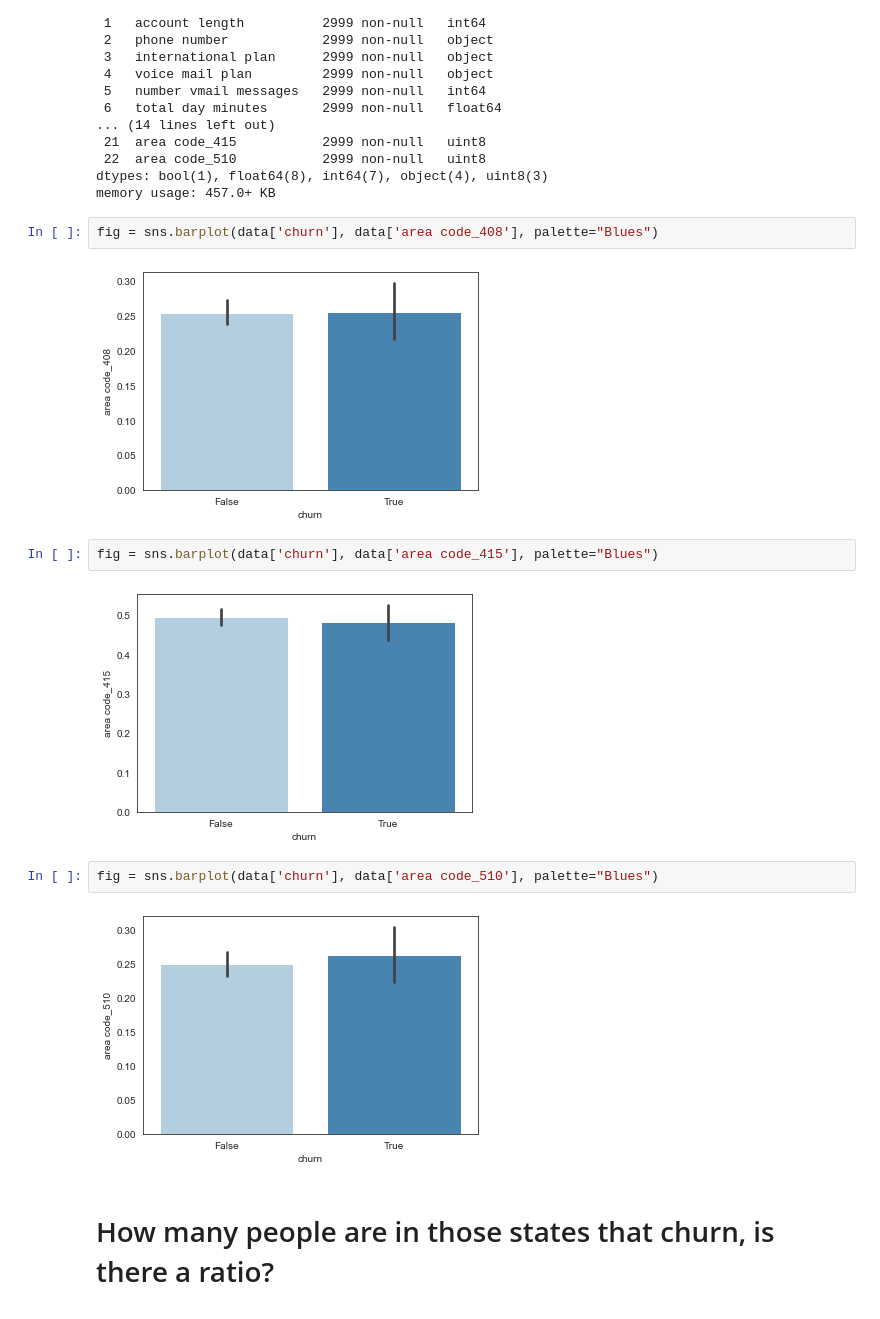
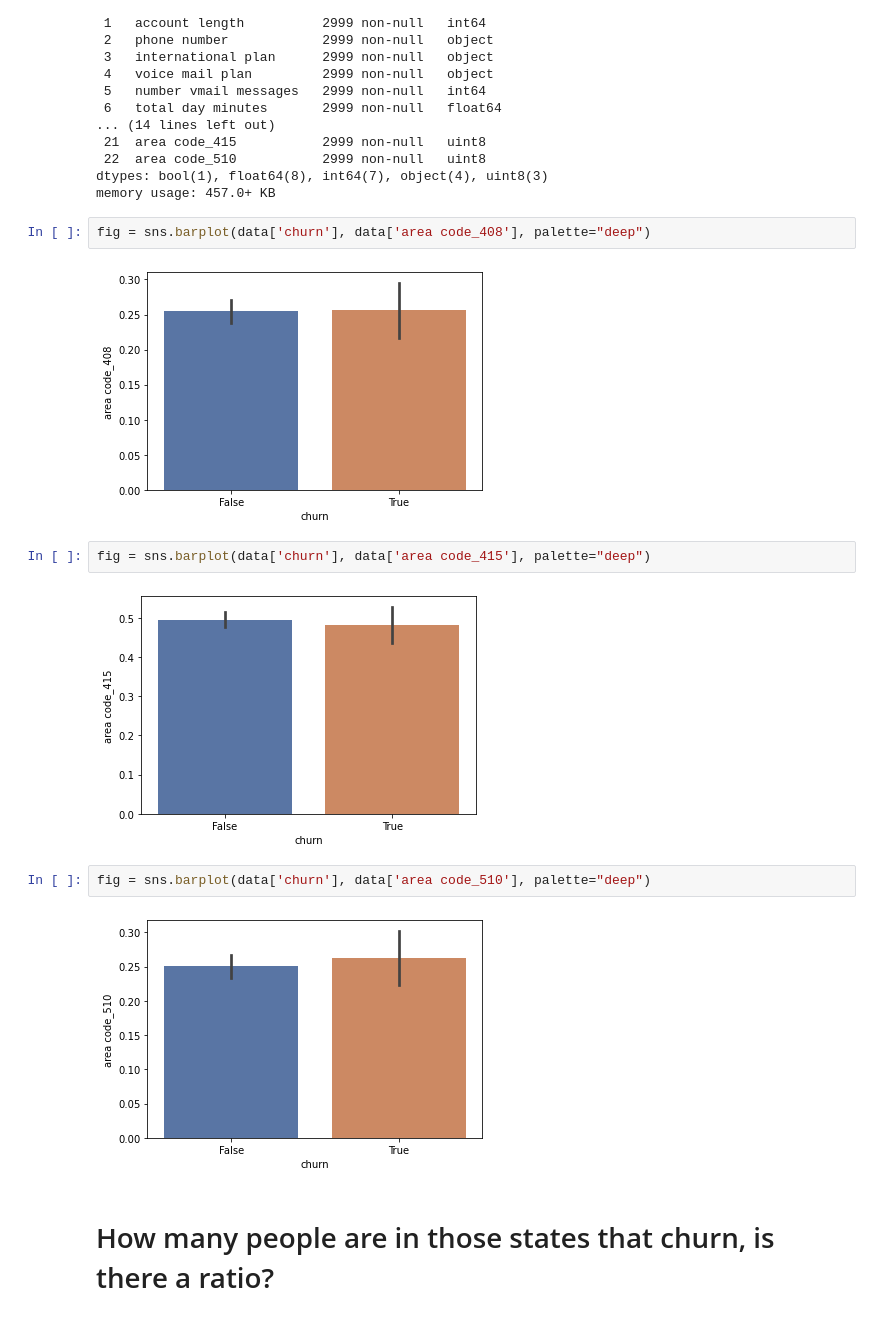
Before and after one commit to Mahmoudh22/Project_3, a Jupyter notebook: Question 1.ipynb, the cells around one changed output. Drawn from its saved outputs; the diff is of its cells as text.

```diff
--- a/Question 1.ipynb
+++ b/Question 1.ipynb
@@ -184,17 +267,17 @@ Data columns (total 23 columns):
 dtypes: bool(1), float64(8), int64(7), object(4), uint8(3)
 memory usage: 457.0+ KB
 # %%
-fig = sns.barplot(data['churn'], data['area code_408'], palette="Blues")
+fig = sns.barplot(data['churn'], data['area code_408'], palette="deep")
 # %% [output]
-[figure, old version]
+[figure, new version]
 # %%
-fig = sns.barplot(data['churn'], data['area code_415'], palette="Blues")
+fig = sns.barplot(data['churn'], data['area code_415'], palette="deep")
 # %% [output]
-[figure, old version]
+[figure, new version]
 # %%
-fig = sns.barplot(data['churn'], data['area code_510'], palette="Blues")
+fig = sns.barplot(data['churn'], data['area code_510'], palette="deep")
 # %% [output]
-[figure, old version]
+[figure, new version]
 # %% [markdown]
 # How many people are in those states that churn, is there a ratio?
 # %%
```
Also changed, not shown: parts of 14 cells of this notebook, 6 other files.
